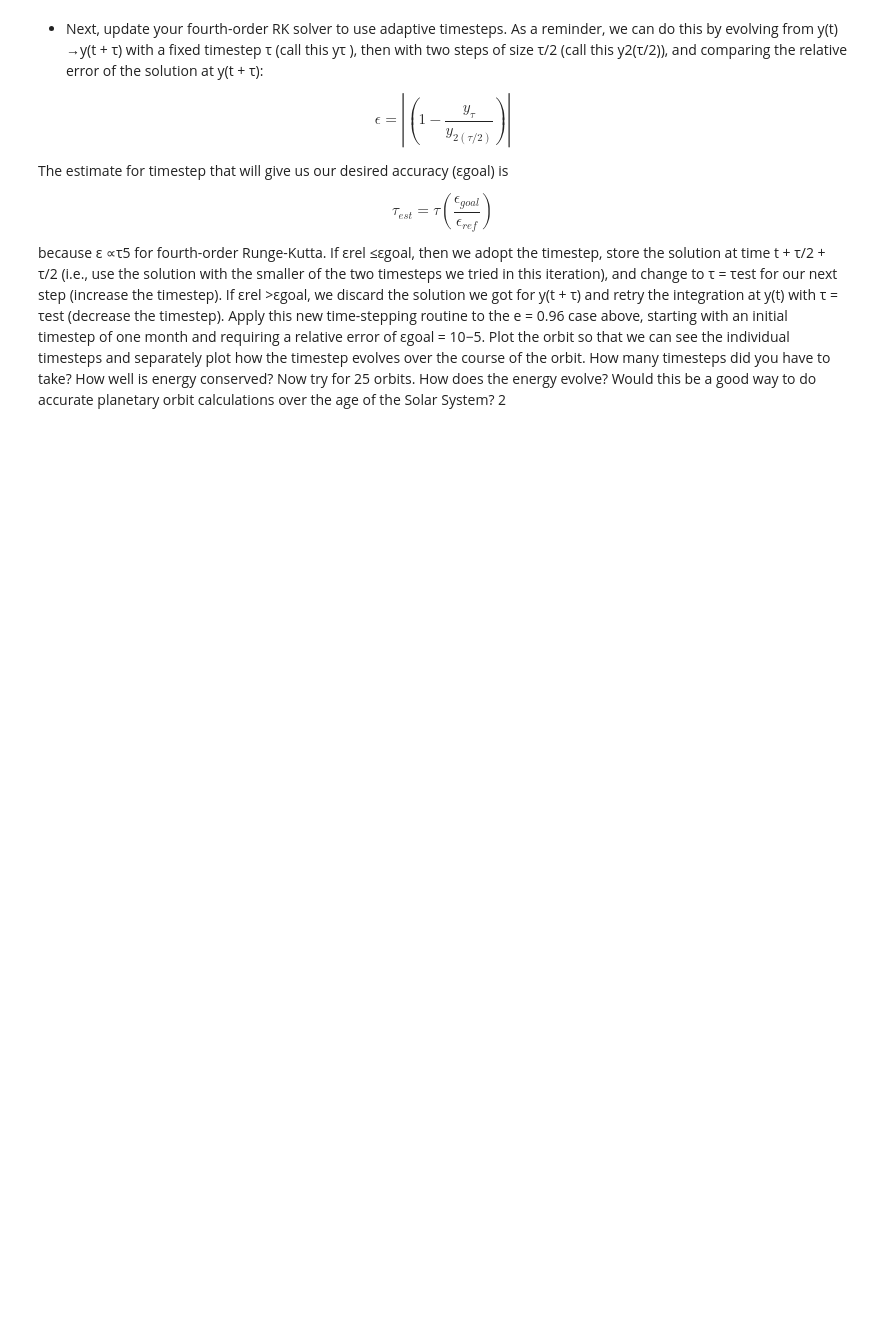
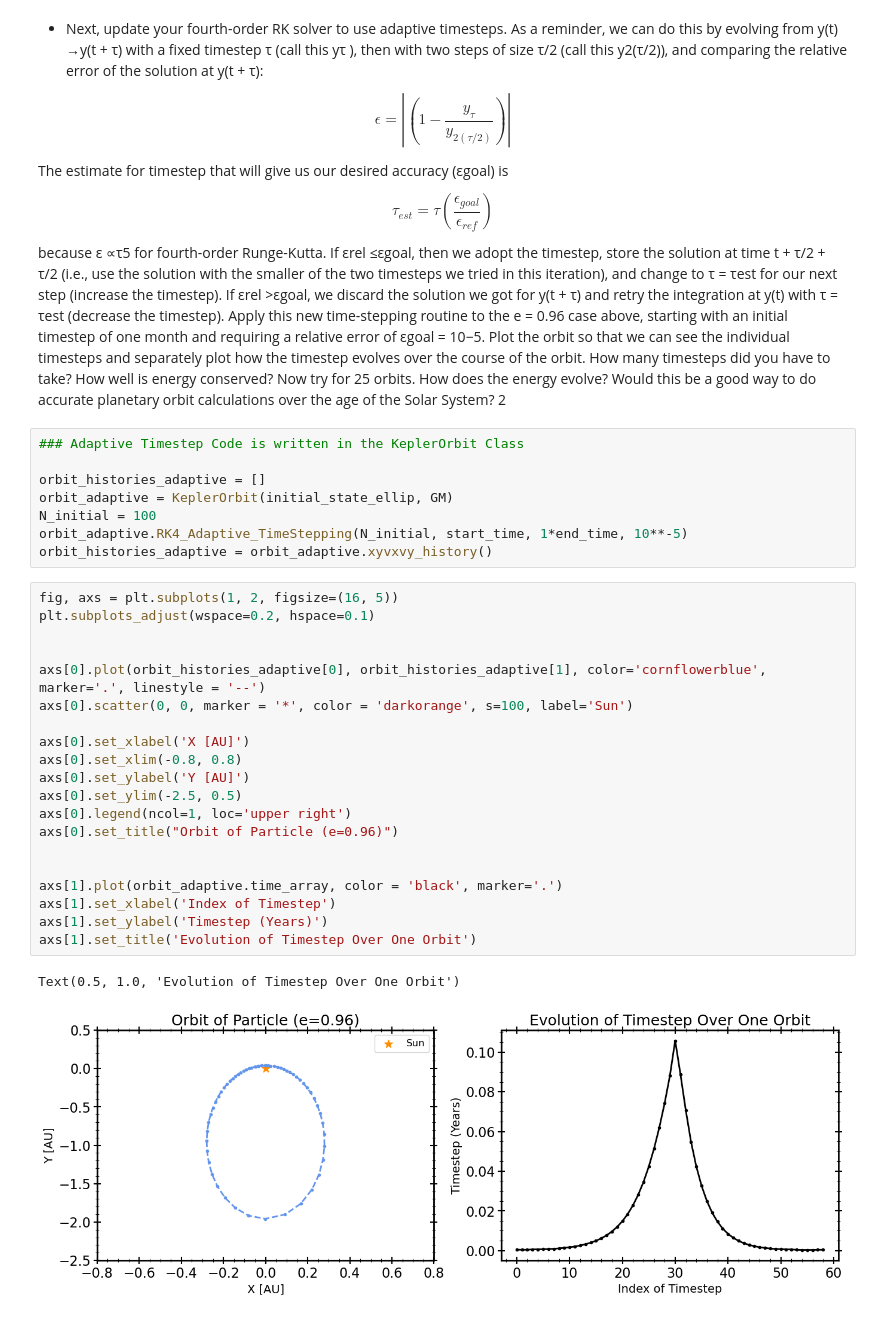
Before and after one commit to carlosajurado/AST384C-Computational-Astrophysics, a Jupyter notebook: HW2.ipynb, the cells around one changed output. Drawn from its saved outputs; the diff is of its cells as text; blank space fills up the shorter version.

Commit message:
Added adaptive timestep functionallity

```diff
--- a/HW2.ipynb
+++ b/HW2.ipynb
@@ -424,3 +485,34 @@ course of the orbit. How many timesteps did you have to take? How well is energy
 conserved? Now try for 25 orbits. How does the energy evolve? Would this be a good way
 to do accurate planetary orbit calculations over the age of the Solar System?
 2
+# %%
+### Adaptive Timestep Code is written in the KeplerOrbit Class
+
+orbit_histories_adaptive = []
+orbit_adaptive = KeplerOrbit(initial_state_ellip, GM)
+N_initial = 100
+orbit_adaptive.RK4_Adaptive_TimeStepping(N_initial, start_time, 1*end_time, 10**-5)
+orbit_histories_adaptive = orbit_adaptive.xyvxvy_history()
+# %%
+fig, axs = plt.subplots(1, 2, figsize=(16, 5))
+plt.subplots_adjust(wspace=0.2, hspace=0.1)
+
+
+axs[0].plot(orbit_histories_adaptive[0], orbit_histories_adaptive[1], color='cornflowerblue', marker='.', linestyle = '--')
+axs[0].scatter(0, 0, marker = '*', color = 'darkorange', s=100, label='Sun')
+
+axs[0].set_xlabel('X [AU]')
+axs[0].set_xlim(-0.8, 0.8)
+axs[0].set_ylabel('Y [AU]')
+axs[0].set_ylim(-2.5, 0.5)
+axs[0].legend(ncol=1, loc='upper right')
+axs[0].set_title("Orbit of Particle (e=0.96)")
+
+
+axs[1].plot(orbit_adaptive.time_array, color = 'black', marker='.')
+axs[1].set_xlabel('Index of Timestep')
+axs[1].set_ylabel('Timestep (Years)')
+axs[1].set_title('Evolution of Timestep Over One Orbit')
+# %% [output]
+Text(0.5, 1.0, 'Evolution of Timestep Over One Orbit')
+[figure, added]
```
Also changed, not shown: parts of 2 cells of this notebook.
